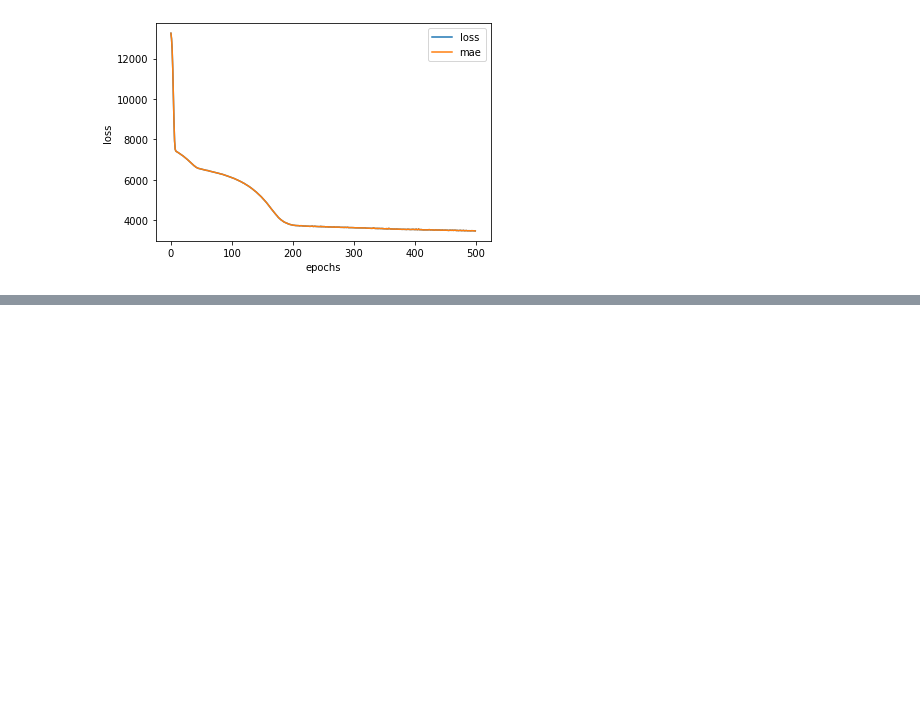
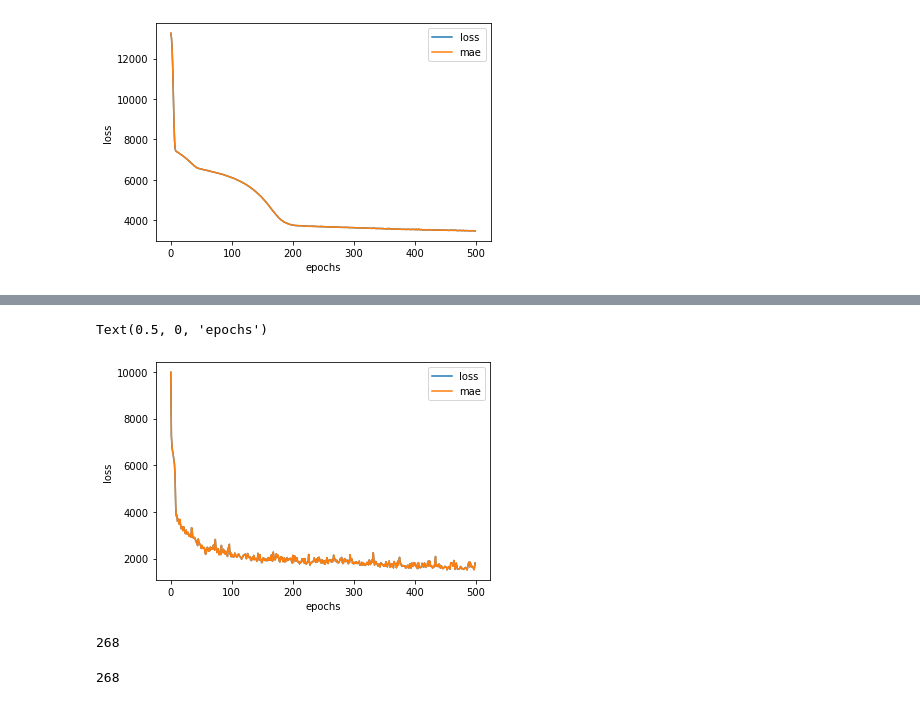
Before and after one commit to Messbah/Tensorflow_Practice, a Jupyter notebook: Medical_Cost_Prediction_with_Neural_Networks.ipynb, the cells around one changed output, grey strips where cells are left out. Drawn from its saved outputs; the diff is of its cells as text; code cells hidden in the pictures; blank space fills up the shorter version.

```diff
--- a/Medical_Cost_Prediction_with_Neural_Networks.ipynb
+++ b/Medical_Cost_Prediction_with_Neural_Networks.ipynb
@@ -102,0 +125,11 @@ Text(0.5, 0, 'epochs')
+# %%
+model_in_3 = tf.keras.Sequential([
+  tf.keras.layers.Dense(100, activation="relu"),
+  tf.keras.layers.Dense(100, activation="relu"),
+  tf.keras.layers.Dense(100, activation="relu"),
+  tf.keras.layers.Dense(1)
+])
+model_in_3.compile(loss=tf.keras.losses.mae,
+                 optimizer=tf.keras.optimizers.Adam(learning_rate=0.01),
+                 metrics=["mae"])
+history_3 = model_in_3.fit(X_train, y_train, epochs=500, verbose=0)
@@ -102,0 +143,17 @@ Text(0.5, 0, 'epochs')
+# %%
+pd.DataFrame(history_3.history).plot()
+plt.ylabel("loss")
+plt.xlabel("epochs")
+# %% [output]
+Text(0.5, 0, 'epochs')
+[figure, added]
+# %%
+charges_pred_2 = model_in_2.predict(X_test)
+len(charges_pred_2)
+# %% [output]
+268
+# %%
+charges_pred_3 = model_in_3.predict(X_test)
+len(charges_pred_3)
+# %% [output]
+268
```
Also changed, not shown: parts of 12 cells of this notebook.
